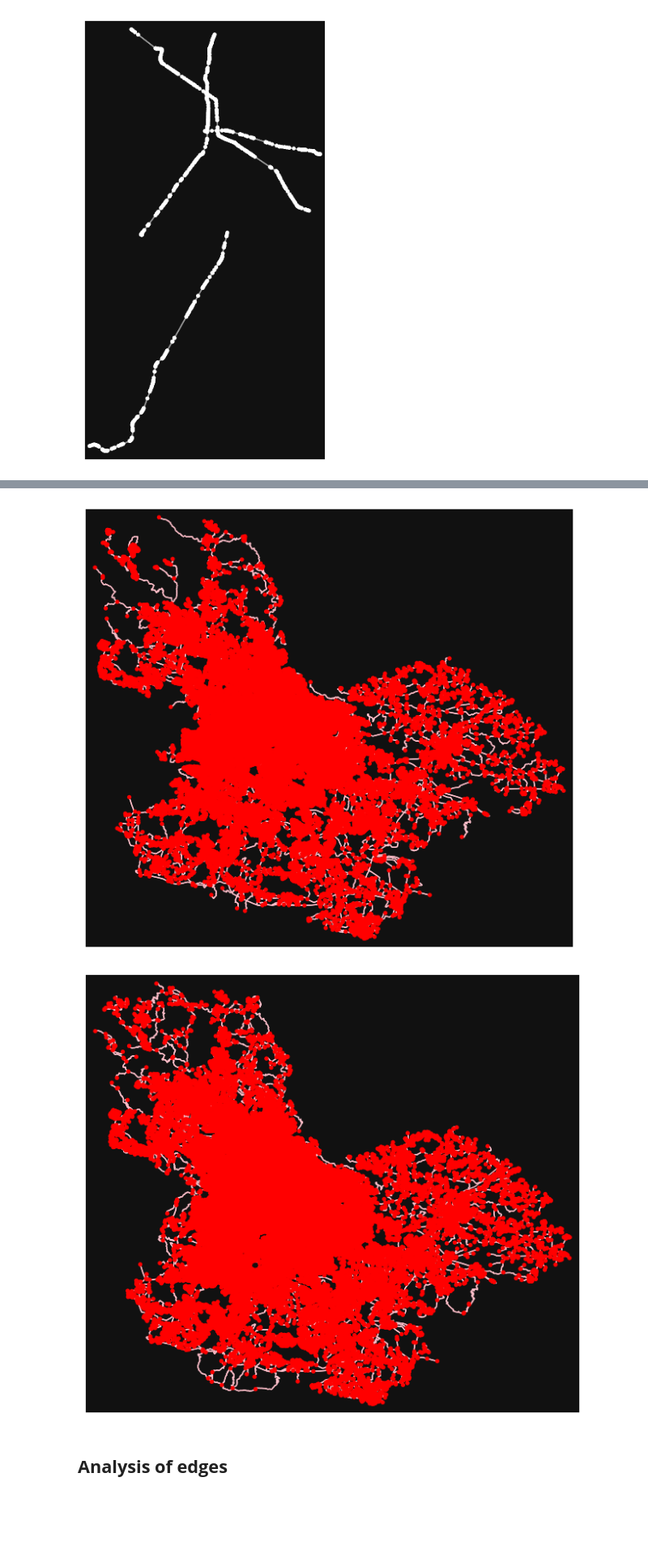
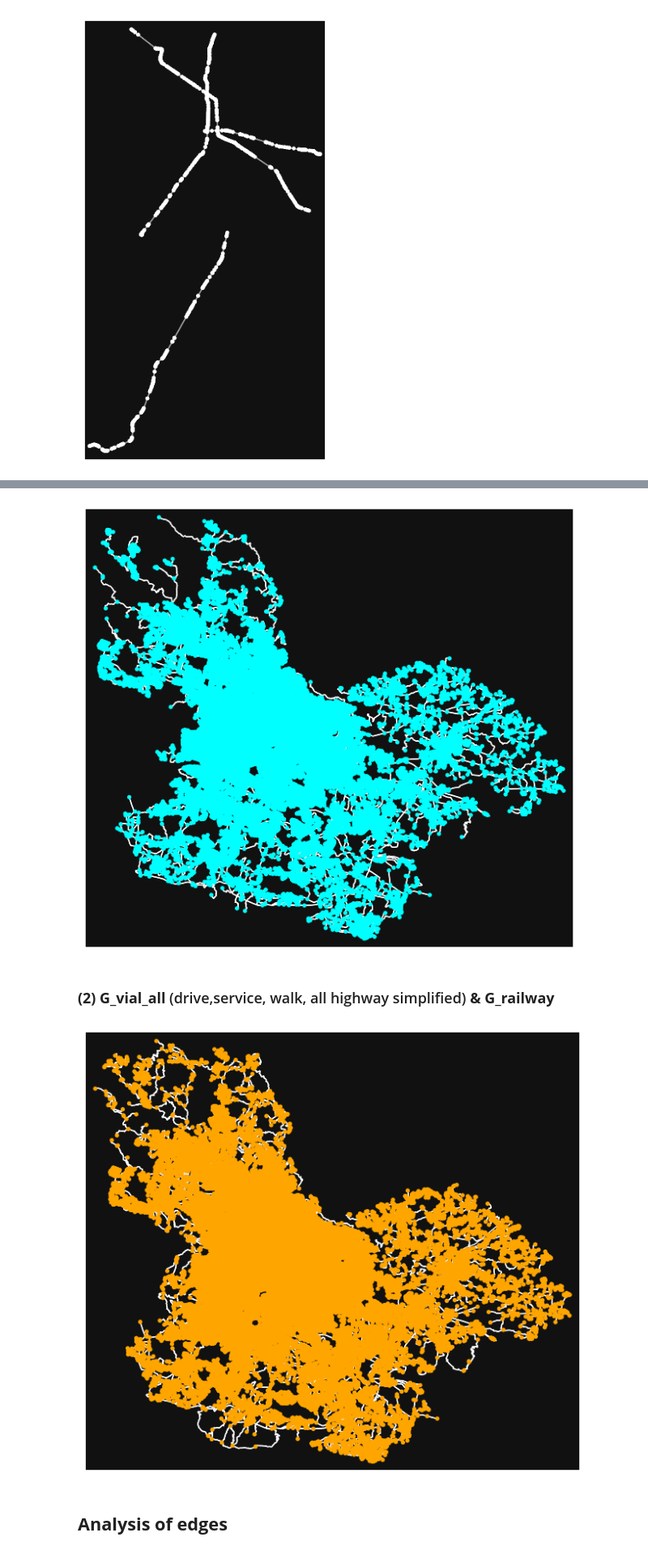
Before and after one commit to CentroFuturoCiudades/red-vial-guadalajara, a Jupyter notebook: Comparing with OSM/redOSMNX_withLimits.ipynb, the cells around one changed output, grey strips where cells are left out. Shown at 81% size. Drawn from its saved outputs; the diff is of its cells as text; code cells hidden in the pictures; blank space fills up the shorter version.

```diff
--- a/Comparing with OSM/redOSMNX_withLimits.ipynb
+++ b/Comparing with OSM/redOSMNX_withLimits.ipynb
@@ -66,17 +96,19 @@ railway_edges.to_file(r'C:\Users\AP03542515\OneDrive - Instituto Tecnologico y d
 # %%
 G_highway_railway = nx.compose(G_vial, G_railway)
-fig, ax = ox.plot_graph(G_highway_railway, node_color="red", edge_color="pink")
+fig, ax = ox.plot_graph(G_highway_railway, node_color="aqua", edge_color="white")
 # %% [output]
-[figure, old version]
+[figure, new version]
 # %%
 combined_nodes, combined_edges = ox.graph_to_gdfs(G_highway_railway)
 combined_nodes.to_file(r'C:\Users\AP03542515\OneDrive - Instituto Tecnologico y de Estudios Superiores de Monterrey\Red Vial Guadalajara\Red Vial Guadalajara\Pruebas OSM-OSMNX\osmnx-AMG\Highway-Railway\Nodes\nodes.shp')
 combined_edges.to_file(r'C:\Users\AP03542515\OneDrive - Instituto Tecnologico y de Estudios Superiores de Monterrey\Red Vial Guadalajara\Red Vial Guadalajara\Pruebas OSM-OSMNX\osmnx-AMG\Highway-Railway\Edges\edges.shp')
+# %% [markdown]
+### __(2) G_vial_all__ (drive,service, walk, all highway simplified) __& G_railway__
 # %%
 G_highway_all_railway = nx.compose(G_vial_all, G_railway)
-fig, ax = ox.plot_graph(G_highway_all_railway, node_color="red", edge_color="pink")
+fig, ax = ox.plot_graph(G_highway_all_railway, node_color="orange", edge_color="white")
 # %% [output]
-[figure, old version]
+[figure, new version]
 # %%
 combined_nodes_ALL, combined_edges_ALL = ox.graph_to_gdfs(G_highway_railway)
 combined_nodes_ALL.to_file(r'C:\Users\AP03542515\OneDrive - Instituto Tecnologico y de Estudios Superiores de Monterrey\Red Vial Guadalajara\Red Vial Guadalajara\Pruebas OSM-OSMNX\osmnx-AMG\Highway-Railway-ALL\Nodes\nodes.shp')
```
Also changed, not shown: parts of 11 cells of this notebook, 2 other files.
